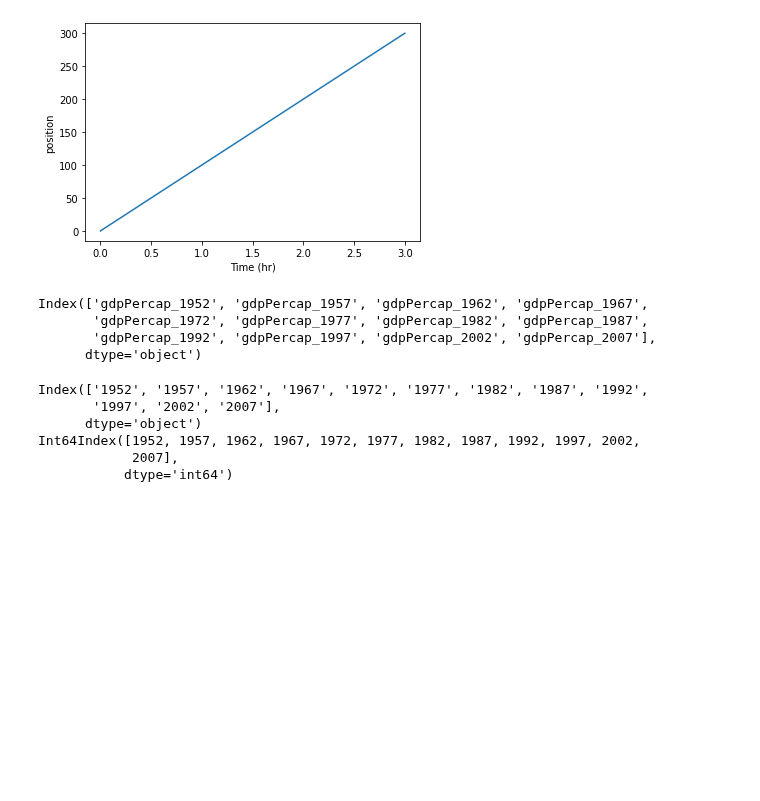
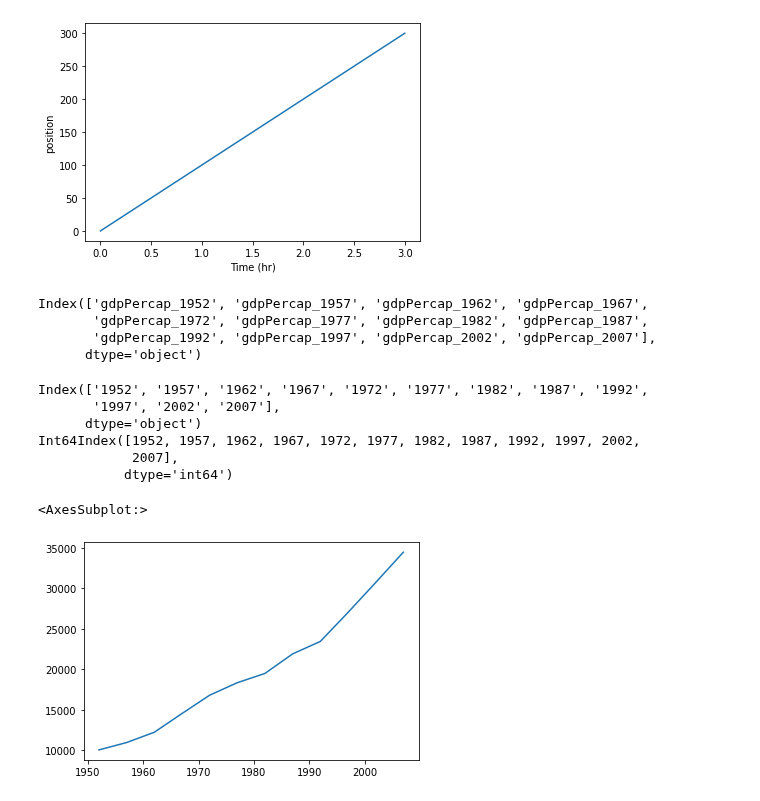
Before and after one commit to ubvu/2024-06-04-python, a Jupyter notebook: notebooks/Analyzing_Data.ipynb, the cells around one changed output. Cells and saved outputs as stored; diff of their text form; code cells hidden in the pictures; blank space fills up the shorter version.

```diff
--- a/notebooks/Analyzing_Data.ipynb
+++ b/notebooks/Analyzing_Data.ipynb
@@ -236,3 +236,8 @@ Index(['1952', '1957', '1962', '1967', '1972', '1977', '1982', '1987', '1992',
 Int64Index([1952, 1957, 1962, 1967, 1972, 1977, 1982, 1987, 1992, 1997, 2002,
             2007],
            dtype='int64')
+# %%
+data.loc["Australia"].plot()
+# %% [output]
+<AxesSubplot:>
+[figure, added]
```
